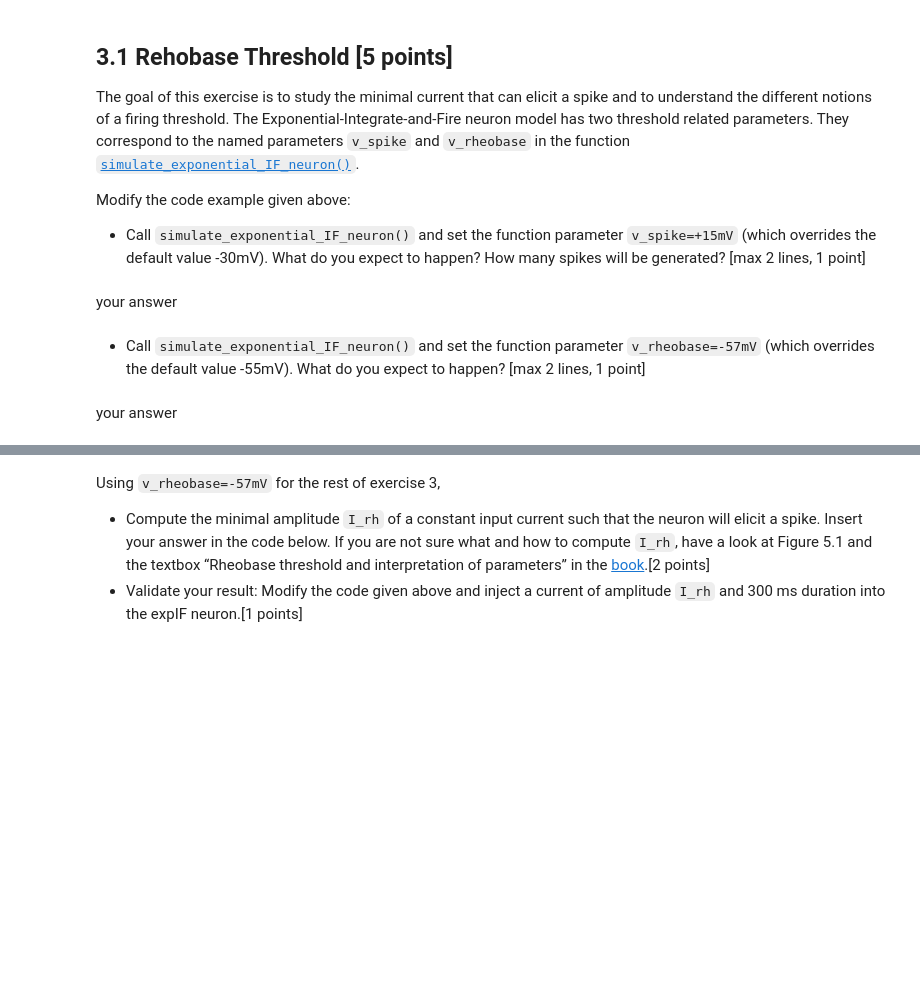
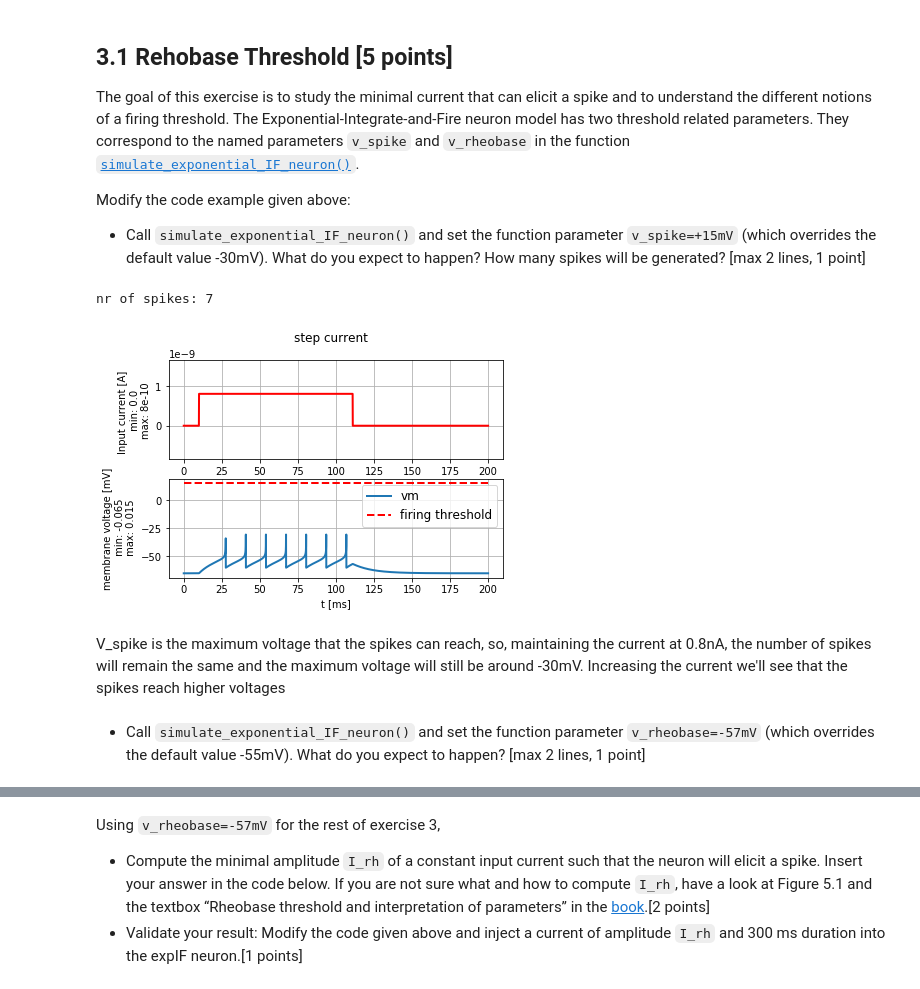
Before and after one commit to marcoabrate/biologicalmodelingofnn, a Jupyter notebook: project1/Ex1_firstName_lastName_000.ipynb, the cells around one changed output, grey strips where cells are left out. Cells and saved outputs as stored; diff of their text form; code cells hidden in the pictures; blank space fills up the shorter version.

```diff
--- a/project1/Ex1_firstName_lastName_000.ipynb
+++ b/project1/Ex1_firstName_lastName_000.ipynb
@@ -86,4 +87,18 @@ Modify the code example given above:
-# %% [markdown]
-your answer
+# %%
+input_current = input_factory.get_step_current(
+    t_start=10, t_end=110, unit_time=b2.ms, amplitude=0.8* b2.namp)
+
+state_monitor, spike_monitor = exp_IF.simulate_exponential_IF_neuron(
+    v_spike=-25.*b2.mvolt, I_stim=input_current, simulation_time=200*b2.ms)
+
+plot_tools.plot_voltage_and_current_traces(
+    state_monitor, input_current,title="step current",
+    firing_threshold=15.*b2.mvolt)
+print("nr of spikes: {}".format(spike_monitor.count[0]))
+# %% [output]
+nr of spikes: 7
+[figure, added]
+# %% [markdown]
+V_spike is the maximum voltage that the spikes can reach, so, maintaining the current at 0.8nA, the number of spikes will remain the same and the maximum voltage will still be around -30mV. Increasing the current we'll see that the spikes reach higher voltages
 # %% [markdown]
 - Call `simulate_exponential_IF_neuron()` and set the function parameter `v_rheobase=-57mV` (which overrides the default value -55mV). What do you expect to happen?  [max 2 lines, 1 point]
@@ -92,2 +104,0 @@ your answer
-# %% [markdown]
-your answer
```
Also changed, not shown: parts of 13 cells of this notebook.
